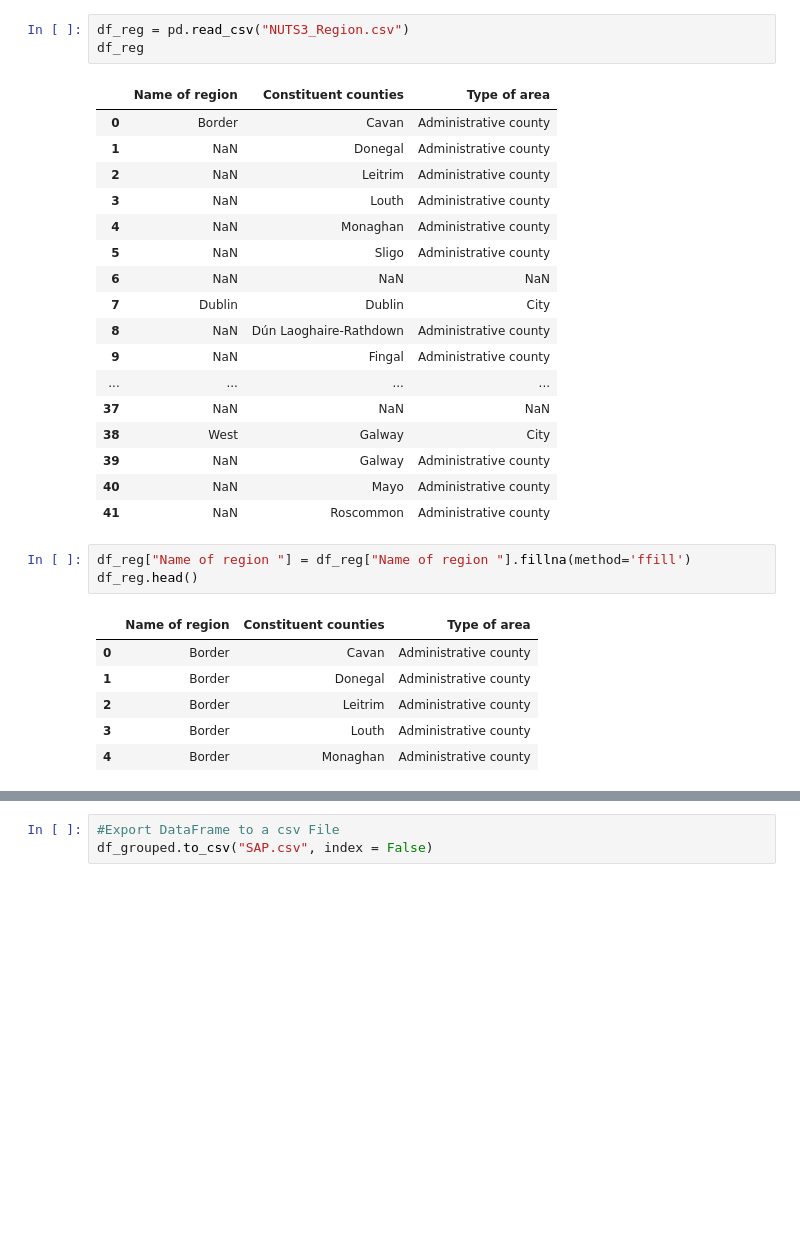
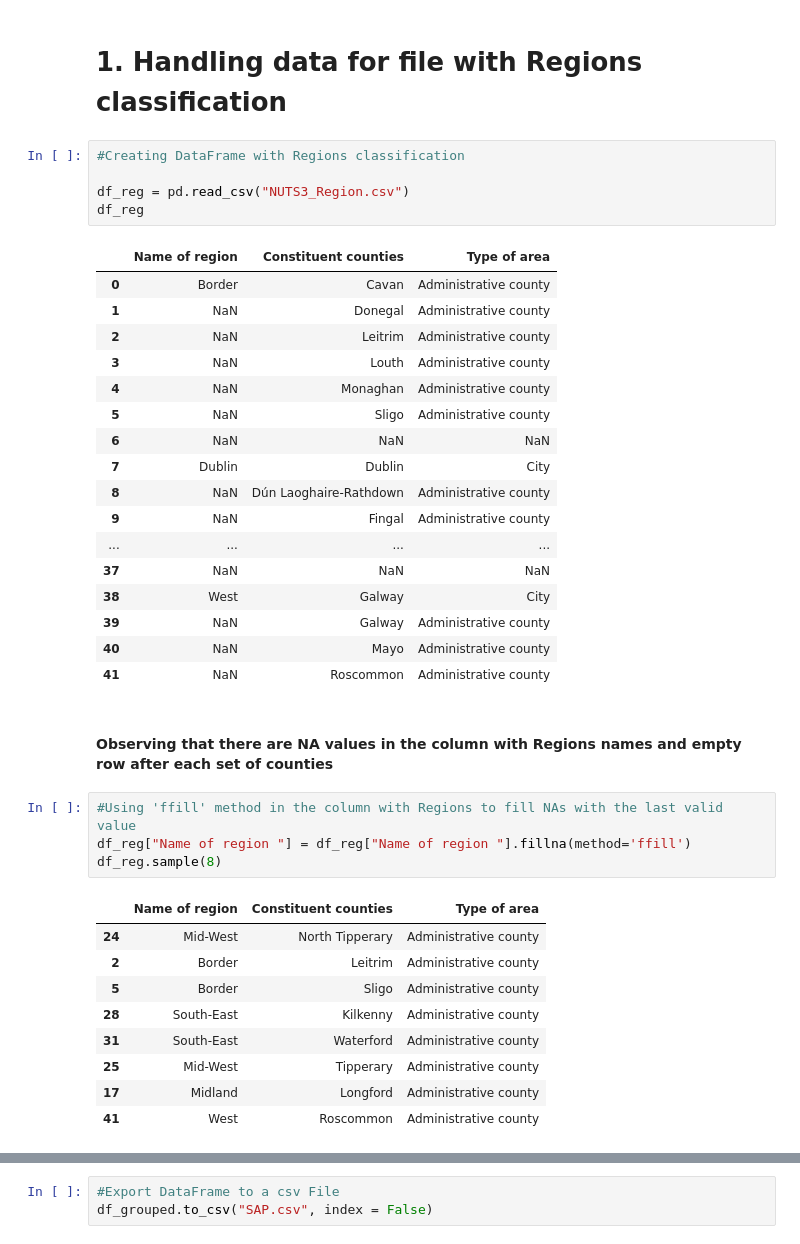
Before and after one commit to Natidhcp/MSc_DA, a Jupyter notebook: SAP 2011 - 2022.ipynb, the cells around one changed output, grey strips where cells are left out. Saved outputs shown, nothing was run; the diff lists cells and outputs as text; blank space fills up the shorter version.

```diff
--- a/SAP 2011 - 2022.ipynb
+++ b/SAP 2011 - 2022.ipynb
@@ -10,4 +66,8 @@ import seaborn as sns
+# %% [markdown]
+# 1. Handling data for file with Regions classification
 # %%
+#Creating DataFrame with Regions classification
+
 df_reg = pd.read_csv("NUTS3_Region.csv")
 df_reg
 # %% [output]
@@ -28,14 +88,20 @@ df_reg
 | 39 | NaN | Galway | Administrative county |
 | 40 | NaN | Mayo | Administrative county |
 | 41 | NaN | Roscommon | Administrative county |
+# %% [markdown]
+#### Observing that there are NA values in the column with Regions names and empty row after each set of counties
 # %%
+#Using 'ffill' method in the column with Regions to fill NAs with the last valid value
 df_reg["Name of region "] = df_reg["Name of region "].fillna(method='ffill')
-df_reg.head()
+df_reg.sample(8)
 # %% [output]
 |  | Name of region | Constituent counties | Type of area |
-| 0 | Border | Cavan | Administrative county |
-| 1 | Border | Donegal | Administrative county |
+| 24 | Mid-West | North Tipperary | Administrative county |
 | 2 | Border | Leitrim | Administrative county |
-| 3 | Border | Louth | Administrative county |
-| 4 | Border | Monaghan | Administrative county |
+| 5 | Border | Sligo | Administrative county |
+| 28 | South-East | Kilkenny | Administrative county |
+| 31 | South-East | Waterford | Administrative county |
+| 25 | Mid-West | Tipperary | Administrative county |
+| 17 | Midland | Longford | Administrative county |
+| 41 | West | Roscommon | Administrative county |
 # %%
```
Also changed, not shown: parts of 59 cells of this notebook.
